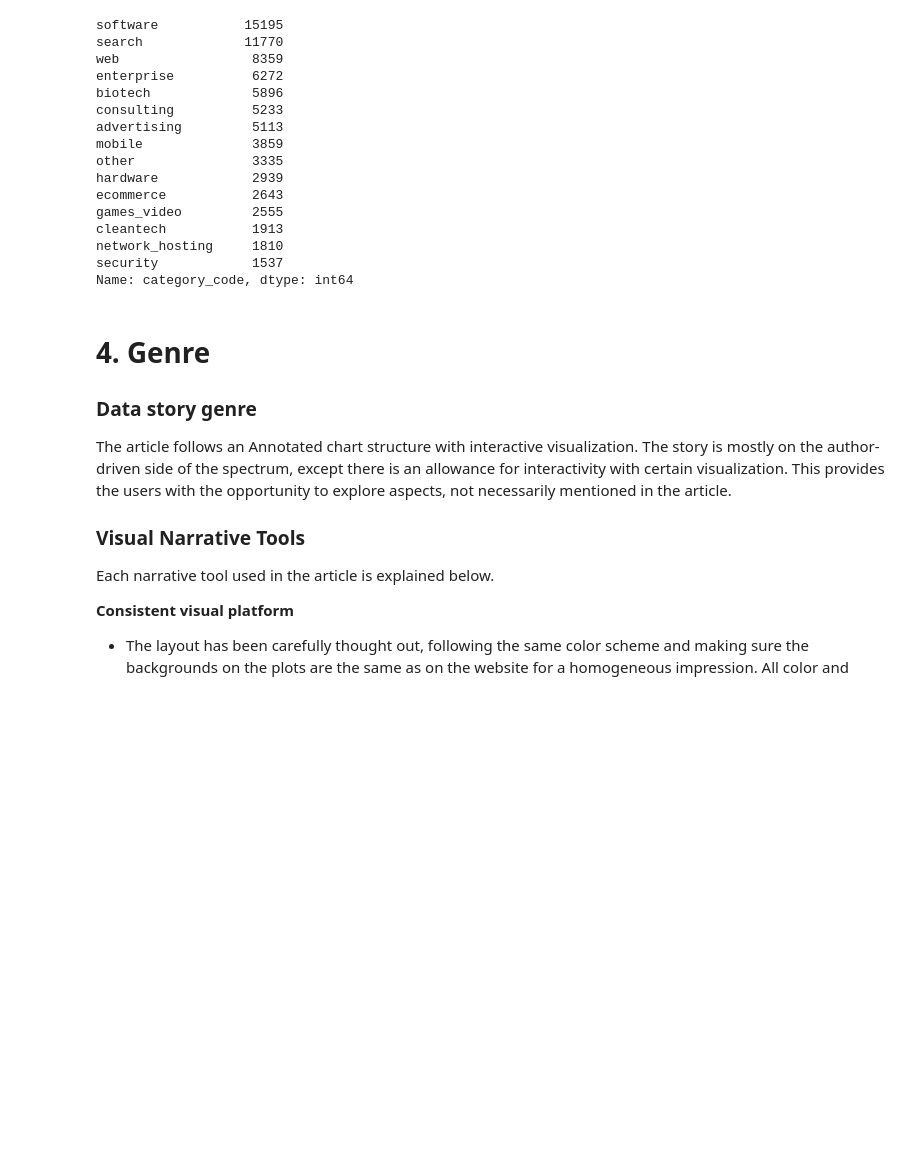
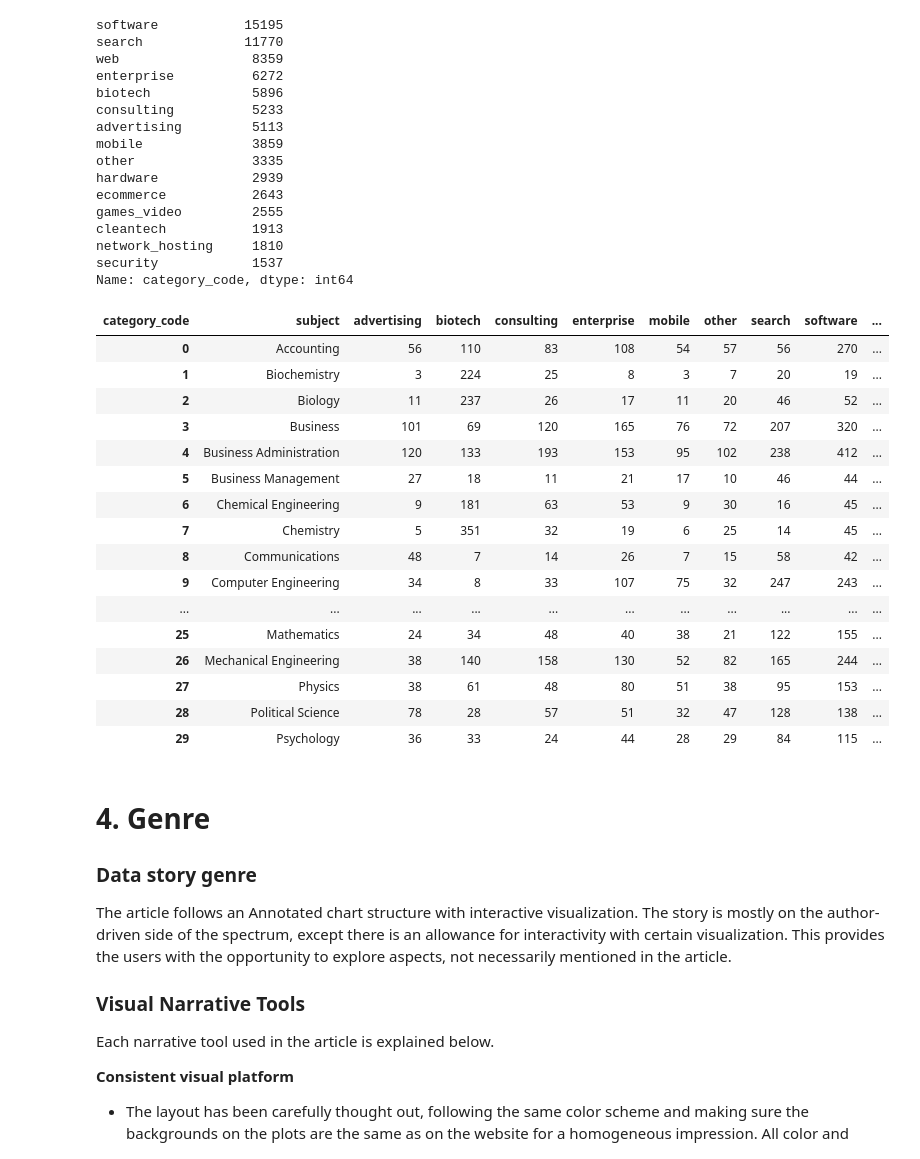
Before and after one commit to HeleneHjort/Socialdata, a Jupyter notebook: Project.ipynb, the cells around one changed output. Cells and saved outputs as stored; diff of their text form; code cells hidden in the pictures; blank space fills up the shorter version.

```diff
--- a/Project.ipynb
+++ b/Project.ipynb
@@ -1266,6 +1266,26 @@ data_sub_count = Top20.groupby(['category_code', 'subject']).size().unstack('cat
 
 # Reset index and column names
 data_sub_count = data_sub_count.reset_index().rename_axis(columns={'subject': ''})
+# %%
+data_sub_count
+# %% [output]
+| category_code | subject | advertising | biotech | consulting | enterprise | mobile | other | search | software | ... |
+| 0 | Accounting | 56 | 110 | 83 | 108 | 54 | 57 | 56 | 270 | ... |
+| 1 | Biochemistry | 3 | 224 | 25 | 8 | 3 | 7 | 20 | 19 | ... |
+| 2 | Biology | 11 | 237 | 26 | 17 | 11 | 20 | 46 | 52 | ... |
+| 3 | Business | 101 | 69 | 120 | 165 | 76 | 72 | 207 | 320 | ... |
+| 4 | Business Administration | 120 | 133 | 193 | 153 | 95 | 102 | 238 | 412 | ... |
+| 5 | Business Management | 27 | 18 | 11 | 21 | 17 | 10 | 46 | 44 | ... |
+| 6 | Chemical Engineering | 9 | 181 | 63 | 53 | 9 | 30 | 16 | 45 | ... |
+| 7 | Chemistry | 5 | 351 | 32 | 19 | 6 | 25 | 14 | 45 | ... |
+| 8 | Communications | 48 | 7 | 14 | 26 | 7 | 15 | 58 | 42 | ... |
+| 9 | Computer Engineering | 34 | 8 | 33 | 107 | 75 | 32 | 247 | 243 | ... |
+| ... | ... | ... | ... | ... | ... | ... | ... | ... | ... | ... |
+| 25 | Mathematics | 24 | 34 | 48 | 40 | 38 | 21 | 122 | 155 | ... |
+| 26 | Mechanical Engineering | 38 | 140 | 158 | 130 | 52 | 82 | 165 | 244 | ... |
+| 27 | Physics | 38 | 61 | 48 | 80 | 51 | 38 | 95 | 153 | ... |
+| 28 | Political Science | 78 | 28 | 57 | 51 | 32 | 47 | 128 | 138 | ... |
+| 29 | Psychology | 36 | 33 | 24 | 44 | 28 | 29 | 84 | 115 | ... |
 # %%
 # Name for Bokeh plot html-file for the website
 output_file("plot/e_level_category.html")
```
Also changed, not shown: 1 other file.
